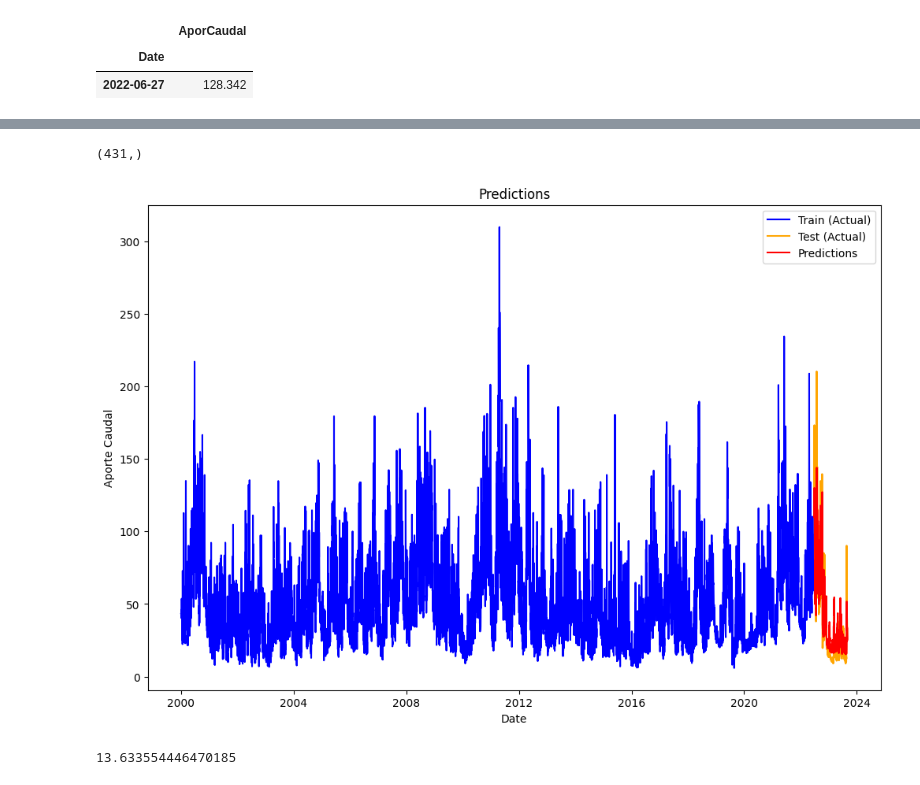
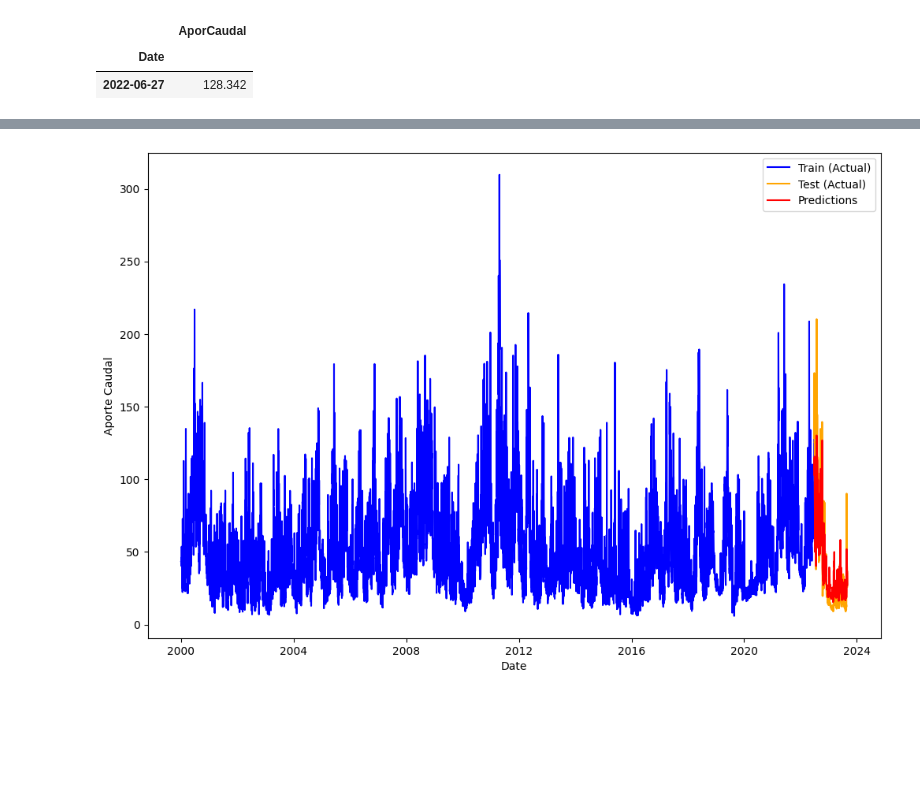
Before and after one commit to jpatinofo/Optimizacion, a Jupyter notebook: rnn_henrry_selene.ipynb, the cells around one changed output, grey strips where cells are left out. Cells and saved outputs as stored; diff of their text form; code cells hidden in the pictures; blank space fills up the shorter version.

Commit message:
Update rnn results visualization

```diff
--- a/rnn_henrry_selene.ipynb
+++ b/rnn_henrry_selene.ipynb
@@ -145,10 +119,11 @@ training_data.shape
 # %%
 X_train, y_train = [], []
 
-# Create a sliding window for our stock (60 days)
-for i in range(60, len(training_data)):
-    X_train.append(training_data[i-60:i])
-    y_train.append(training_data[i,12])
+window_slide = 60 # 60 días
+
+for i in range(window_slide, len(training_data)):
+    X_train.append(training_data[i-window_slide:i]) # Todas las variables
+    y_train.append(training_data[i,12]) # Aportes
 
 X_train, y_train = np.array(X_train), np.array(y_train)
 
@@ -311,0 +238,2 @@ train.tail(1)
+# %%
+predictions = pd.DataFrame(predictions, index=test.index, columns=["Predictions"])
@@ -358,23 +252,11 @@ test
-# %%
-predictions.shape
-# %% [output]
-(431,)
 # %%
 plt.figure(figsize=(12,8))
 plt.plot(train, label="Train (Actual)", color='blue')
 plt.plot(test, label="Test (Actual)", color='orange')
-plt.plot(predictions_df, label="Predictions", color='red')
-plt.title("Predictions")
+plt.plot(predictions, label="Predictions", color='red')
 plt.xlabel("Date")
 plt.ylabel("Aporte Caudal")
 plt.legend()
 plt.show()
 # %% [output]
-[figure, old version]
+[figure, new version]
-# %%
-from sklearn.metrics import mean_squared_error
-from math import sqrt
-rmse=sqrt(mean_squared_error(test['AporCaudal'],predictions_df['Prediction']))
-print(rmse)
-# %% [output]
-13.633554446470185
```
Also changed, not shown: parts of 27 cells of this notebook.
